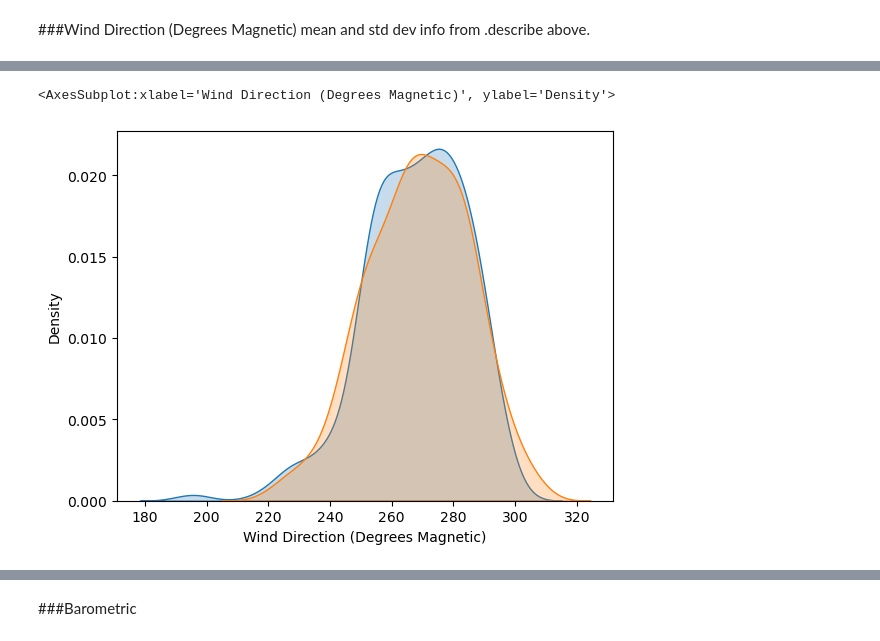
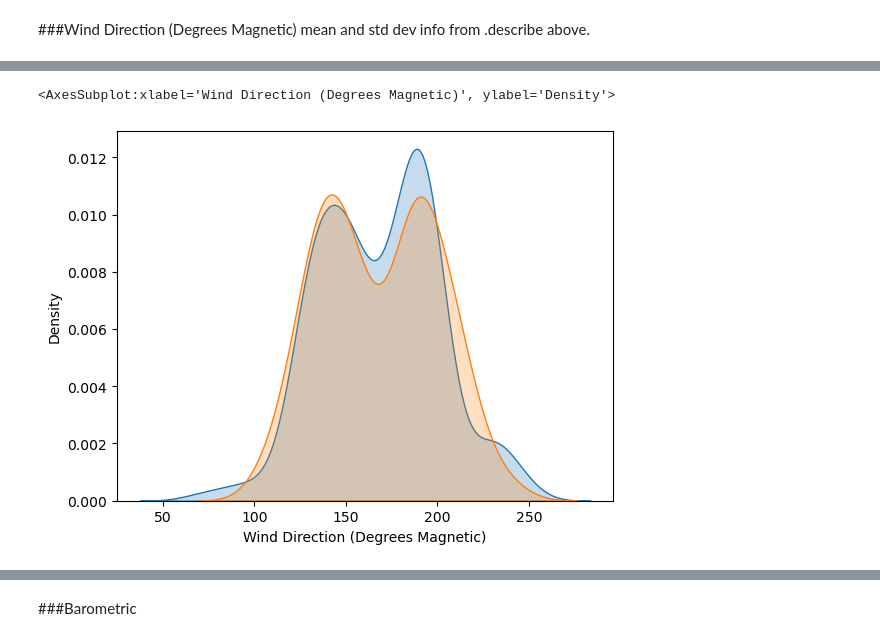
Before and after one commit to dectan/Programming-for-Data-Analysis-Project-1, a Jupyter notebook: Project 1.ipynb, the cells around one changed output, grey strips where cells are left out. Saved outputs shown, nothing was run; the diff lists cells and outputs as text; code cells hidden in the pictures.

```diff
--- a/Project 1.ipynb
+++ b/Project 1.ipynb
@@ -167,0 +188,3 @@ df2
+# %%
+df3=df2.loc[df2.loc[:,'datetime'] <='2015-08-17']
+df3
@@ -181,3 +220,3 @@ plt.show()
 # %%
-df3=df2.loc[df2.loc[:,'datetime'] <='2015/08/25']
-df3
+#df3=df2.loc[df2.loc[:,'datetime'] <='2015-08-18']
+#df3
@@ -258,3 +273,2 @@ plt.show()
 # %%
-idx1 = pd.date_range(start = "2023-11-08 00:00:33", periods=267, freq="MIN")
-#idx1
+idx1 = pd.date_range(start = "2023-11-08 00:00:33", periods=100, freq="MIN")
@@ -319,6 +321,10 @@ ts4 = pd.DataFrame(data=rng4.normal(mu1, sigma1,len(idx1)),index =idx1, columns=
+# %%
+np.random.seed(40)
+#45,48
+ts40 = pd.DataFrame(data = dweibull.rvs(2,168.141, 32.27,len(idx1)),index =idx1, columns=['Synthesised mag'])
 # %%
-sns.kdeplot(df3['Wind Direction (Degrees Magnetic)'],shade=True, label="actual")
-sns.kdeplot(ts4['Synthesised Wind Direction (Degrees Magnetic)'],shade=True, label="simulated")
+sns.kdeplot(df3['Wind Direction (Degrees Magnetic)'],shade=True)
+sns.kdeplot((ts40['Synthesised mag']),shade=True)
 # %% [output]
 <AxesSubplot:xlabel='Wind Direction (Degrees Magnetic)', ylabel='Density'>
-[figure, old version]
+[figure, new version]
```
Also changed, not shown: parts of 90 cells of this notebook, 2 other files.
